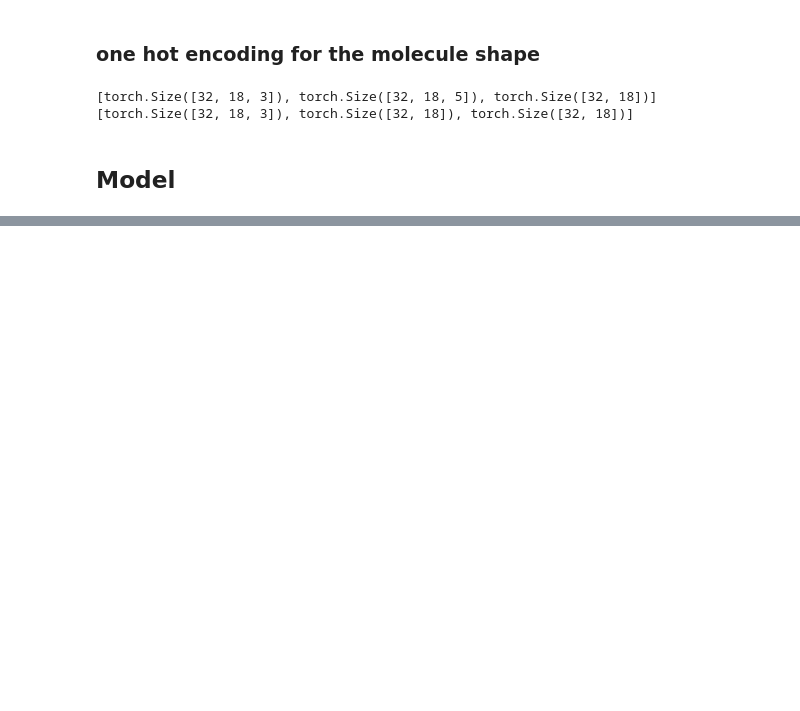
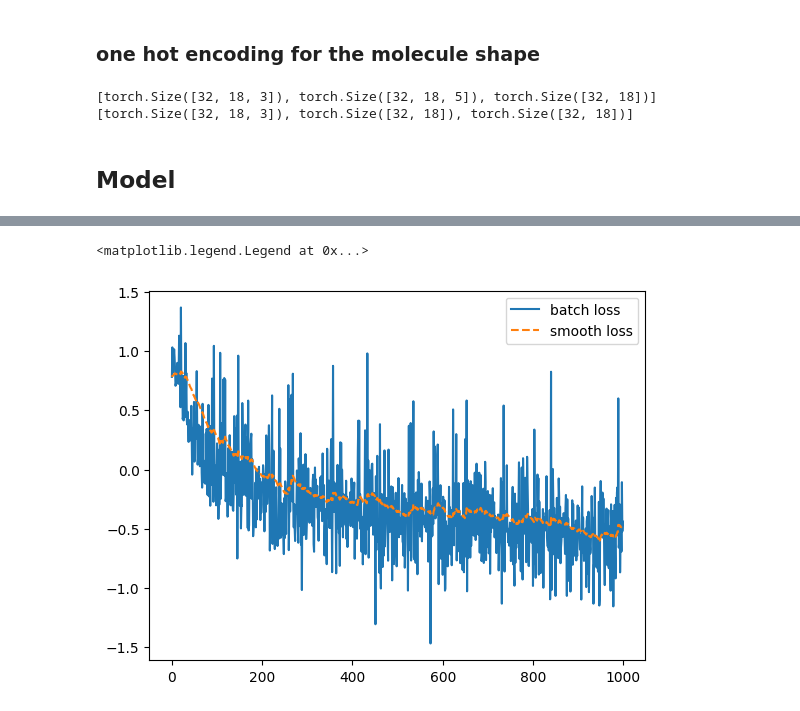
Before and after one commit to mdb0/Equivariant-Diffusion-for-Molecule-Generation-in-3D, a Jupyter notebook: train.ipynb, the cells around one changed output, grey strips where cells are left out. Cells and saved outputs as stored; diff of their text form; code cells hidden in the pictures; blank space fills up the shorter version.

```diff
--- a/train.ipynb
+++ b/train.ipynb
@@ -10,4 +10,7 @@ from load_qm9 import *
 from display_mol import *
 
 #load dataset
-ds = qm9_load_tfdata()
+ds = qm9_load_tfdata() # ~40s
+
+device = torch.device("cuda" if torch.cuda.is_available() else "cpu")
+print(f"Using device: {device}")
@@ -117,16 +122,4 @@ batch_gen = molecules.get_batch(batch_size=32)
 for i in range(5):
     batch = next(batch_gen)
     print([i.shape for i in batch])
-
-"""
-# Méthode 2 : Une epoch complète (chaque molécule vue exactement une fois)
-print("\epoch complète:")
-for epoch in range(2):
-    print(f"\nÉpoque {epoch + 1}")
-    batch_count = 0
-    for batch in molecules.get_epoch_batches(batch_size=32, shuffle=True):
-        batch_count += 1
-        if batch_count <= 3:  # Afficher les 3 premiers batches
-            print(f"  Batch {batch_count}: {batch['N'][0]} atomes, {len(batch['N'])} molécules")
-    print(f"  Total: {batch_count} batches")"""
 # %% [output]
@@ -141,6 +133,7 @@ for epoch in range(2):
 # %%
 def one_hot_encode(batch):
     x = torch.tensor(batch[0], dtype=torch.float32)
+    x -= torch.mean(x, axis=1)[:, None, :]
     e = torch.tensor(batch[1], dtype=torch.long)
     q = torch.tensor(batch[2], dtype=torch.float32)
 
@@ -383,0 +392,14 @@ for i in range(10):
+# %%
+plt.plot(np.log(loss), label='batch loss')
+beta = 0.97
+ema = []
+avg = loss[0]
+for l in loss:
+    avg = beta * avg + (1 - beta) * l
+    ema.append(avg)
+plt.plot(np.log(ema), '--', label='smooth loss')
+
+plt.legend()
+# %% [output]
+<matplotlib.legend.Legend at 0x...>
+[figure, added]
```
Also changed, not shown: parts of 5 cells of this notebook.
